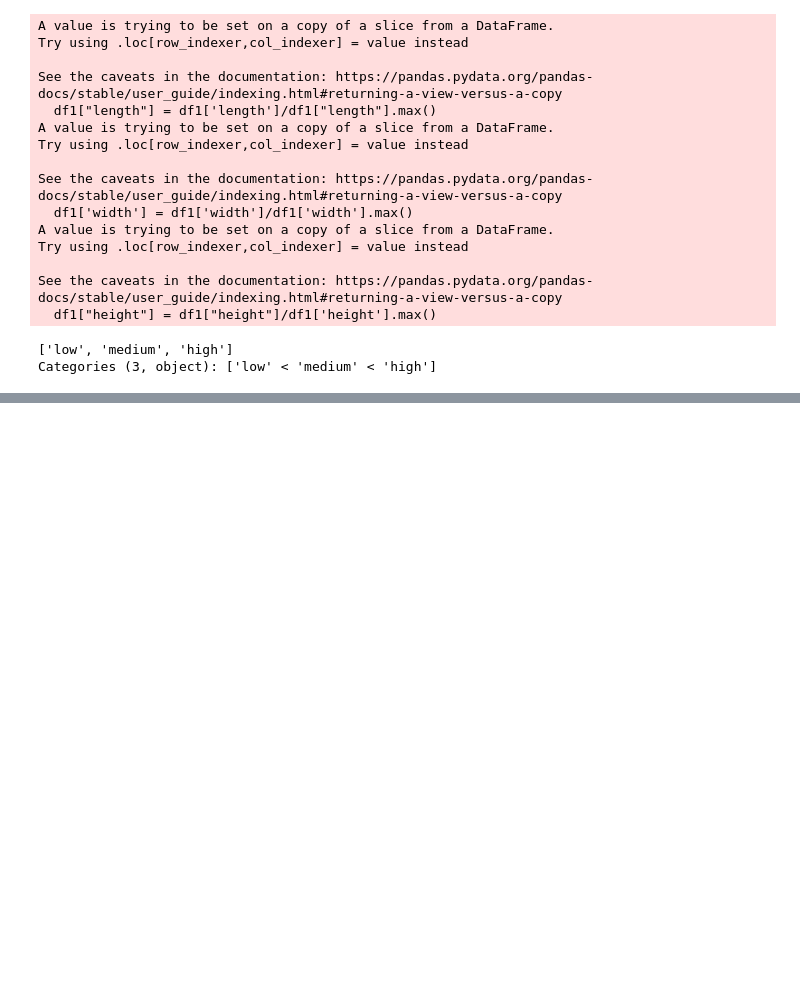
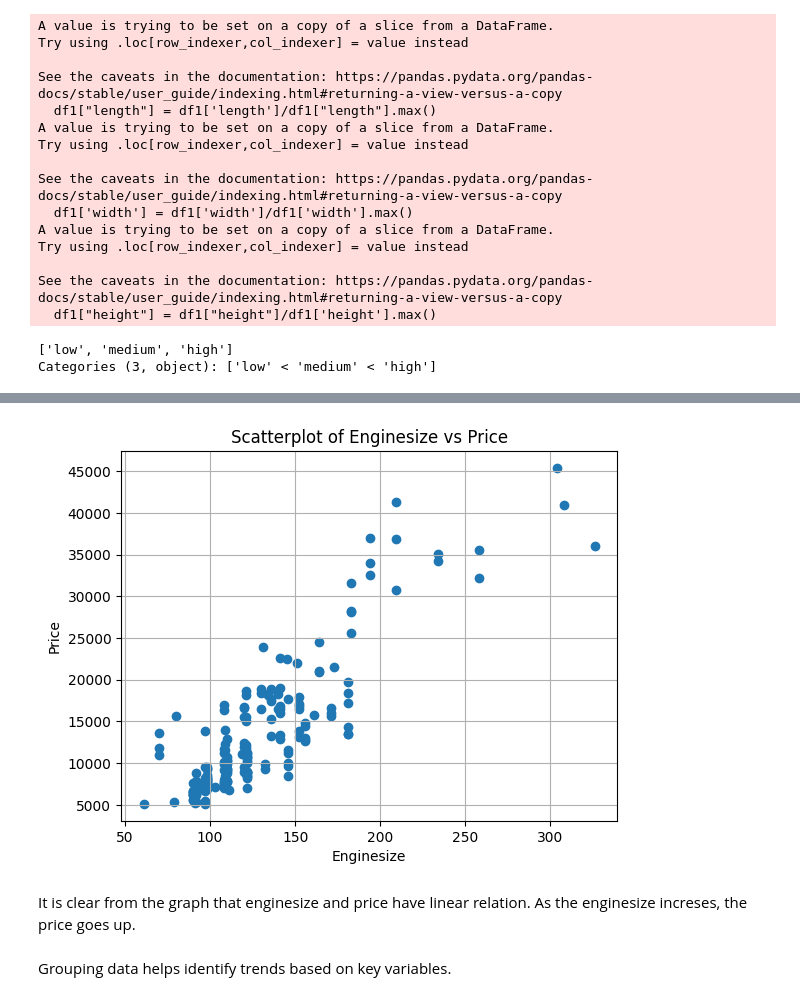
Before and after one commit to dikshashahi28/Car-Price-Prediction, a Jupyter notebook: jupyterfile.ipynb, the cells around one changed output, grey strips where cells are left out. Drawn from its saved outputs; the diff is of its cells as text; code cells hidden in the pictures; blank space fills up the shorter version.

```diff
--- a/jupyterfile.ipynb
+++ b/jupyterfile.ipynb
@@ -172,0 +197,12 @@ Categories (3, object): ['low' < 'medium' < 'high']
+# %%
+plt.scatter(x=df1['engine-size'], y=df1['price'])
+
+plt.title("Scatterplot of Enginesize vs Price")
+plt.xlabel("Enginesize")
+plt.ylabel("Price")
+plt.grid()
+plt.show()
+# %% [output]
+[figure, added]
+# %% [markdown]
+It is clear from the graph that enginesize and price have linear relation. As the enginesize increses, the price goes up.
@@ -172,0 +211,2 @@ Categories (3, object): ['low' < 'medium' < 'high']
+# %% [markdown]
+Grouping data helps identify trends based on key variables.
```
Also changed, not shown: parts of 4 cells of this notebook.
